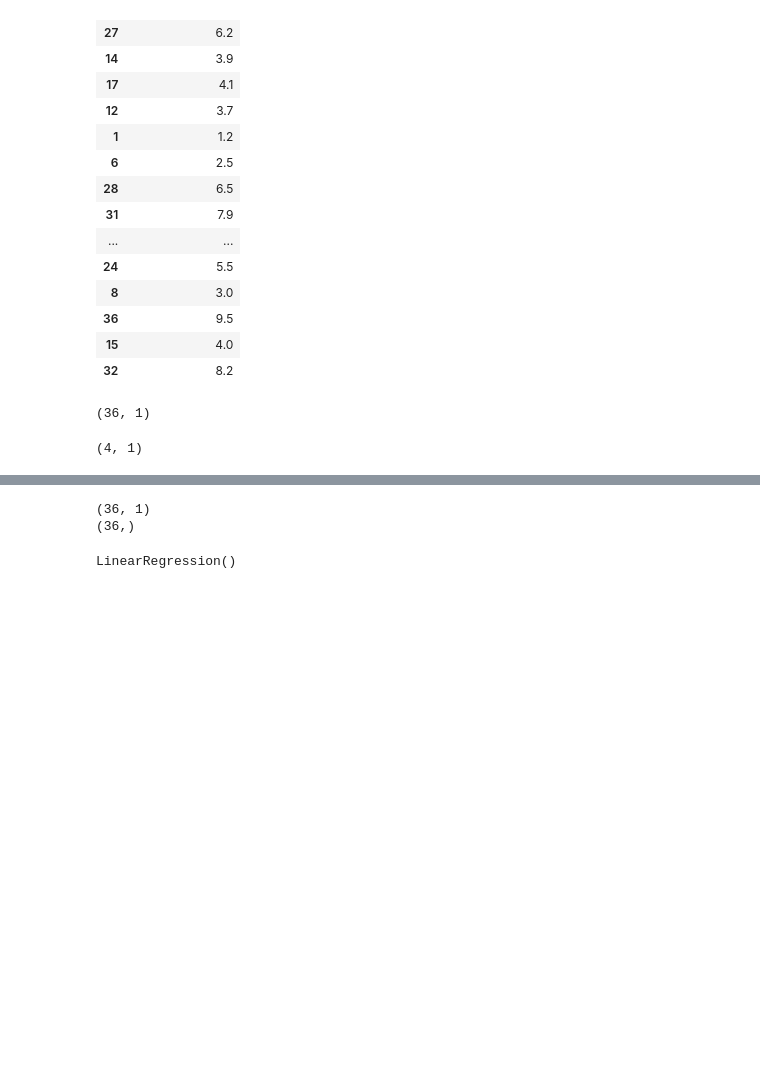
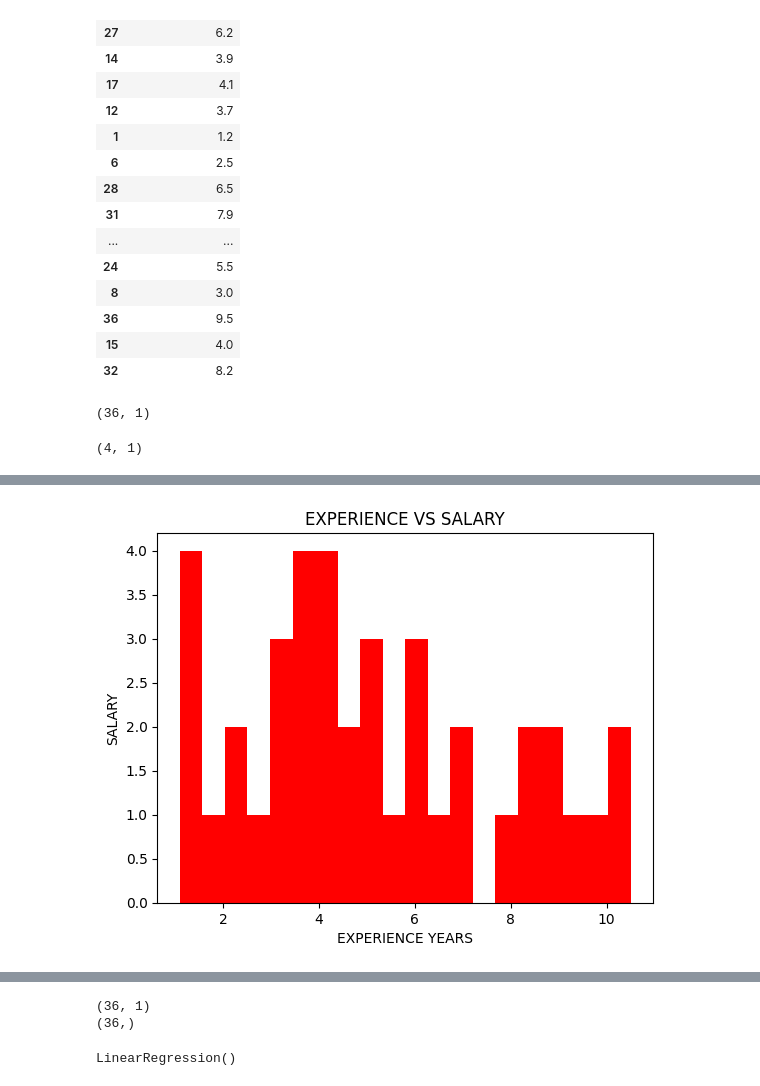
Before and after one commit to ayushsunil/ML, a Jupyter notebook: base.ipynb, the cells around one changed output, grey strips where cells are left out. Cells and saved outputs as stored; diff of their text form; code cells hidden in the pictures; blank space fills up the shorter version.

```diff
--- a/base.ipynb
+++ b/base.ipynb
@@ -190,0 +220,8 @@ y_train.shape
+# %%
+plt.hist(sal['Experience Years'],bins=20,color='red')
+plt.ylabel('SALARY')
+plt.xlabel('EXPERIENCE YEARS')
+plt.title('EXPERIENCE VS SALARY')
+plt.show()
+# %% [output]
+[figure, added]
```
Also changed, not shown: parts of 6 cells of this notebook.
